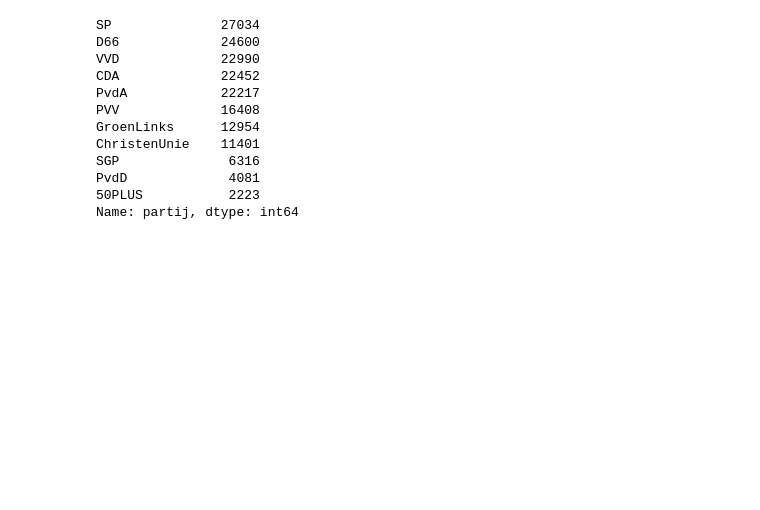
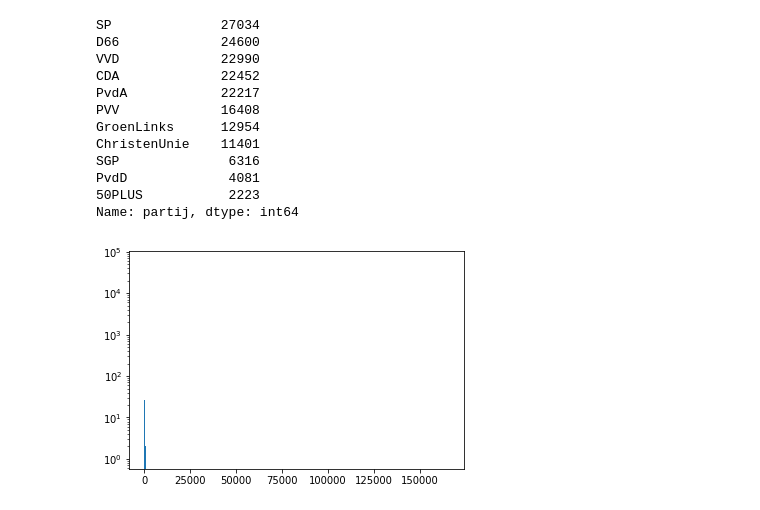
Before and after one commit to jaspervanderheide/Scriptie-Sprekers-TK, a Jupyter notebook: DataInfo.ipynb, the cells around one changed output. Saved outputs shown, nothing was run; the diff lists cells and outputs as text; code cells hidden in the pictures; blank space fills up the shorter version.

```diff
--- a/DataInfo.ipynb
+++ b/DataInfo.ipynb
@@ -40,3 +48,15 @@ SGP              6316
 PvdD             4081
 50PLUS           2223
 Name: partij, dtype: int64
+# %%
+from collections import Counter
+from itertools import chain
+import matplotlib.pyplot as plt
+sbs = SnowballStemmer("dutch")
+tekst = chain.from_iterable([set([sbs.stem(t) for t in word_tokenize(doc)]) for doc in df.tekst])
+count = Counter(tekst)
+# %%
+plt.hist(count.values(),histtype = 'bar',bins=max(count.values()),log=True)
+plt.show()
+# %% [output]
+[figure, added]
```
Also changed, not shown: parts of 1 cell of this notebook, 4 other files.
